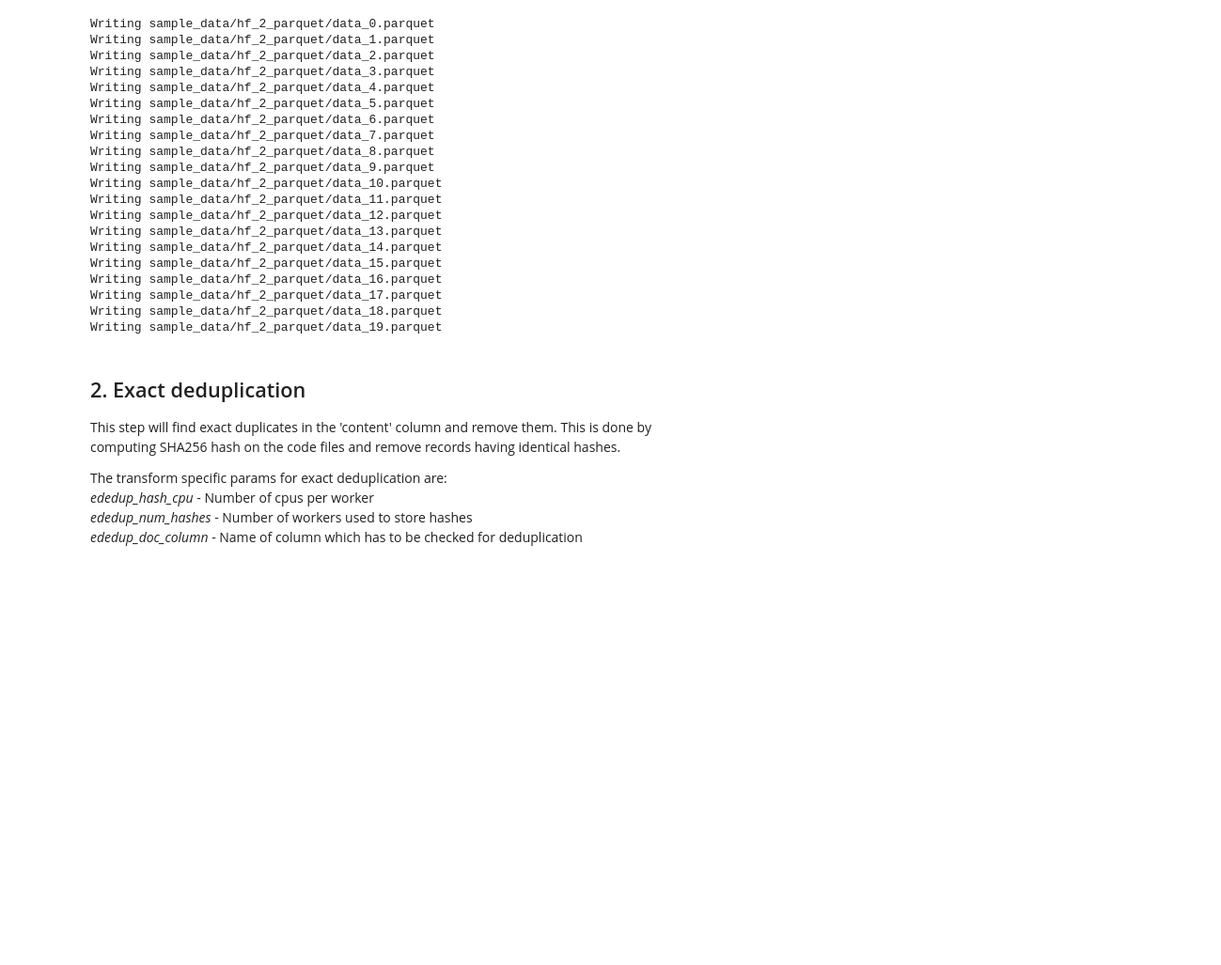
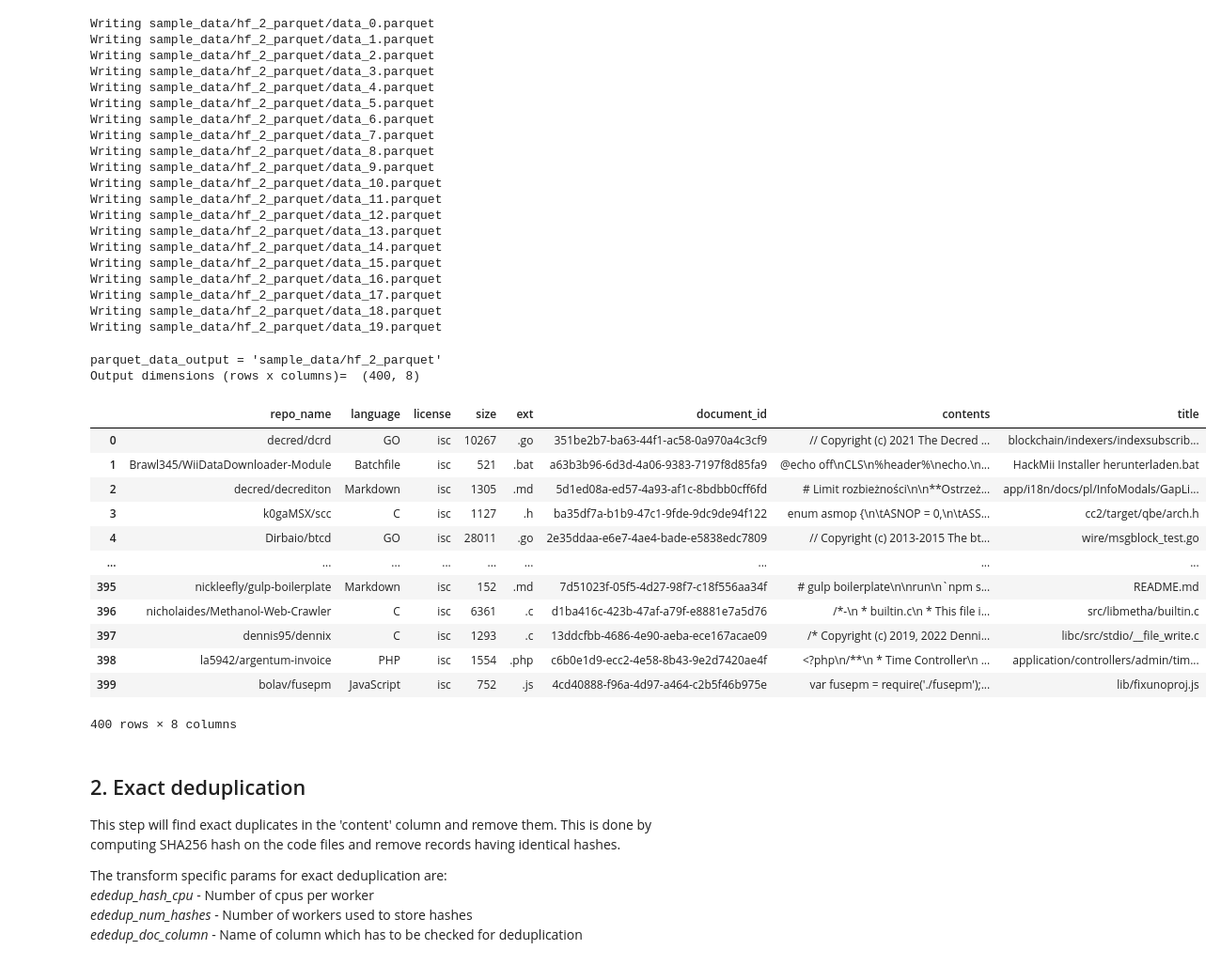
Before and after one commit to santoshborse/pydatanyc2024, a Jupyter notebook: fine-tune-code.ipynb, the cells around one changed output. Shown: that part at 94% size. Cells and saved outputs as stored; diff of their text form; code cells hidden in the pictures; blank space fills up the shorter version.

```diff
--- a/fine-tune-code.ipynb
+++ b/fine-tune-code.ipynb
@@ -185,3 +174,25 @@ input_df.head(1)
+# %%
+from utils import read_parquet_files_as_df
+print(f"{parquet_data_output = }")
+output_df = read_parquet_files_as_df(parquet_data_output)
+print ("Output dimensions (rows x columns)= ", output_df.shape)
+output_df.head(400)
+# %% [output]
+parquet_data_output = 'sample_data/hf_2_parquet'
+Output dimensions (rows x columns)=  (400, 8)
+|  | repo_name | language | license | size | ext | document_id | contents | title |
+| 0 | decred/dcrd | GO | isc | 10267 | .go | 351be2b7-ba63-44f1-ac58-0a970a4c3cf9 | // Copyright (c) 2021 The Decred ... | blockchain/indexers/indexsubscrib... |
+| 1 | Brawl345/WiiDataDownloader-Module | Batchfile | isc | 521 | .bat | a63b3b96-6d3d-4a06-9383-7197f8d85fa9 | @echo off\nCLS\n%header%\necho.\n... | HackMii Installer herunterladen.bat |
+| 2 | decred/decrediton | Markdown | isc | 1305 | .md | 5d1ed08a-ed57-4a93-af1c-8bdbb0cff6fd | # Limit rozbieżności\n\n**Ostrzeż... | app/i18n/docs/pl/InfoModals/GapLi... |
+| 3 | k0gaMSX/scc | C | isc | 1127 | .h | ba35df7a-b1b9-47c1-9fde-9dc9de94f122 | enum asmop {\n\tASNOP = 0,\n\tASS... | cc2/target/qbe/arch.h |
+| 4 | Dirbaio/btcd | GO | isc | 28011 | .go | 2e35ddaa-e6e7-4ae4-bade-e5838edc7809 | // Copyright (c) 2013-2015 The bt... | wire/msgblock_test.go |
+| ... | ... | ... | ... | ... | ... | ... | ... | ... |
+| 395 | nickleefly/gulp-boilerplate | Markdown | isc | 152 | .md | 7d51023f-05f5-4d27-98f7-c18f556aa34f | # gulp boilerplate\n\nrun\n`npm s... | README.md |
+| 396 | nicholaides/Methanol-Web-Crawler | C | isc | 6361 | .c | d1ba416c-423b-47af-a79f-e8881e7a5d76 | /*-\n * builtin.c\n * This file i... | src/libmetha/builtin.c |
+| 397 | dennis95/dennix | C | isc | 1293 | .c | 13ddcfbb-4686-4e90-aeba-ece167acae09 | /* Copyright (c) 2019, 2022 Denni... | libc/src/stdio/__file_write.c |
+| 398 | la5942/argentum-invoice | PHP | isc | 1554 | .php | c6b0e1d9-ecc2-4e58-8b43-9e2d7420ae4f | <?php\n/**\n * Time Controller\n ... | application/controllers/admin/tim... |
+| 399 | bolav/fusepm | JavaScript | isc | 752 | .js | 4cd40888-f96a-4d97-a464-c2b5f46b975e | var fusepm = require('./fusepm');... | lib/fixunoproj.js |
+400 rows × 8 columns
 # %% [markdown]
 ## 2. Exact deduplication
 
```
Also changed, not shown: parts of 25 cells of this notebook.
